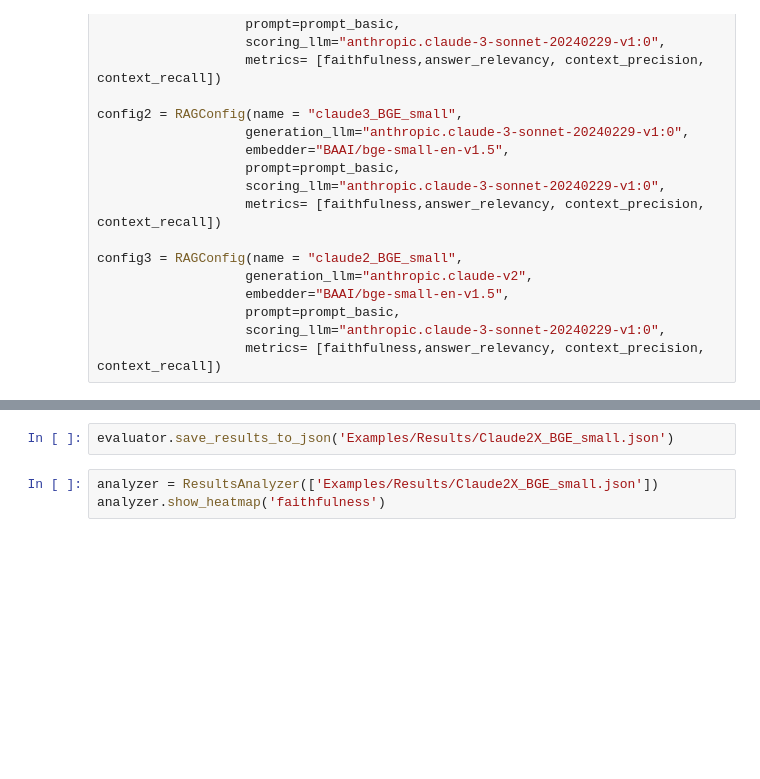
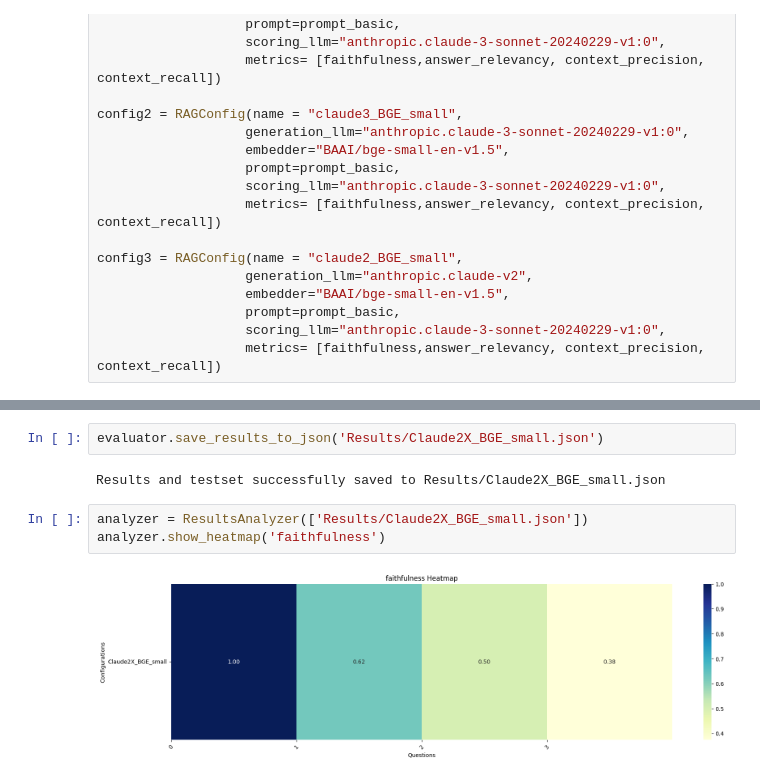
Before and after one commit to SoelMgd/AWS_RAG_Evaluation_Toolkit, a Jupyter notebook: Examples/02_Evaluate_RAG.ipynb, the cells around one changed output, grey strips where cells are left out. Drawn from its saved outputs; the diff is of its cells as text; blank space fills up the shorter version.

```diff
--- a/Examples/02_Evaluate_RAG.ipynb
+++ b/Examples/02_Evaluate_RAG.ipynb
@@ -83,5 +80,9 @@ cannot import name 'split_torch_state_dict_into_shards' from 'huggingface_hub' (
 # %%
-evaluator.save_results_to_json('Examples/Results/Claude2X_BGE_small.json')
+evaluator.save_results_to_json('Results/Claude2X_BGE_small.json')
+# %% [output]
+Results and testset successfully saved to Results/Claude2X_BGE_small.json
 # %%
-analyzer = ResultsAnalyzer(['Examples/Results/Claude2X_BGE_small.json'])
+analyzer = ResultsAnalyzer(['Results/Claude2X_BGE_small.json'])
 analyzer.show_heatmap('faithfulness')
+# %% [output]
+[figure, added]
```
Also changed, not shown: parts of 7 cells of this notebook, 4 other files.
